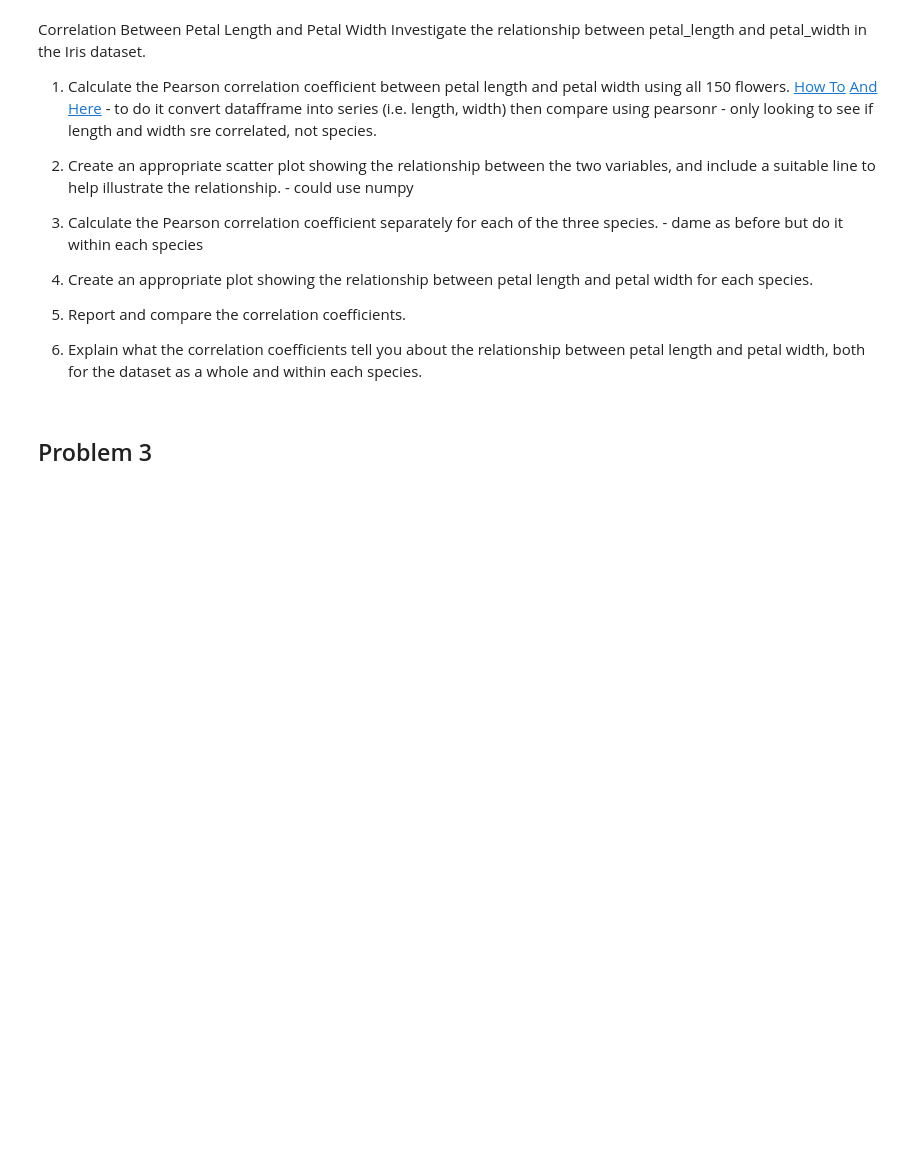
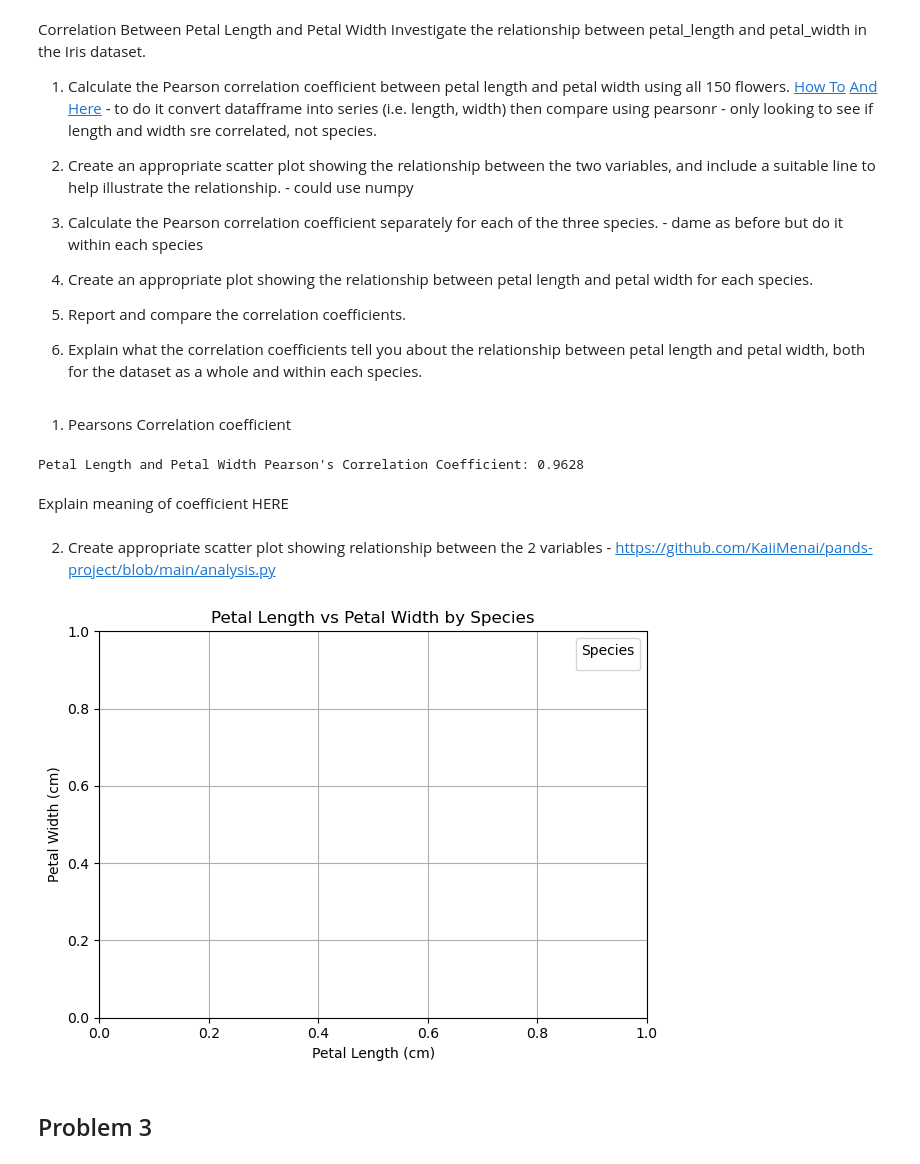
Before and after one commit to KaiiMenai/applied-statistics, a Jupyter notebook: problems.ipynb, the cells around one changed output. Cells and saved outputs as stored; diff of their text form; code cells hidden in the pictures; blank space fills up the shorter version.

Commit message:
add in scatter plots

```diff
--- a/problems.ipynb
+++ b/problems.ipynb
@@ -323,6 +337,32 @@ Investigate the relationship between petal_length and petal_width in the Iris da
 4. Create an appropriate plot showing the relationship between petal length and petal width for each species.
 5. Report and compare the correlation coefficients.
 6. Explain what the correlation coefficients tell you about the relationship between petal length and petal width, both for the dataset as a whole and within each species.
+# %% [markdown]
+1. Pearsons Correlation coefficient
+# %%
+# Petal Length and petal width for pearsons correlation coefficient
+correlation = df['petal_length'].corr(df['petal_width'])
+print(f"Petal Length and Petal Width Pearson's Correlation Coefficient: {correlation:.4f}")
+# %% [output]
+Petal Length and Petal Width Pearson's Correlation Coefficient: 0.9628
+# %% [markdown]
+Explain meaning of coefficient HERE
+# %% [markdown]
+2. Create appropriate scatter plot showing relationship between the 2 variables - https://github.com/KaiiMenai/pands-project/blob/main/analysis.py
+# %%
+# Scatter plot for petal length vs width
+sns.scatterplot(ax=axes[1], data=df[df['species'].notnull()], x='petal_length', y='petal_width', s=100)
+plt.title('Petal Length vs Petal Width by Species')
+plt.xlabel('Petal Length (cm)')
+plt.ylabel('Petal Width (cm)')
+plt.legend(title="Species")
+plt.grid(True)
+
+plt.tight_layout()
+plt.savefig('scatterplot_by_species.png')
+plt.show()
+# %% [output]
+[figure, added]
 # %% [markdown]
 ## Problem 3
 # %% [markdown]
```
Also changed, not shown: parts of 1 cell of this notebook, 1 other file.
